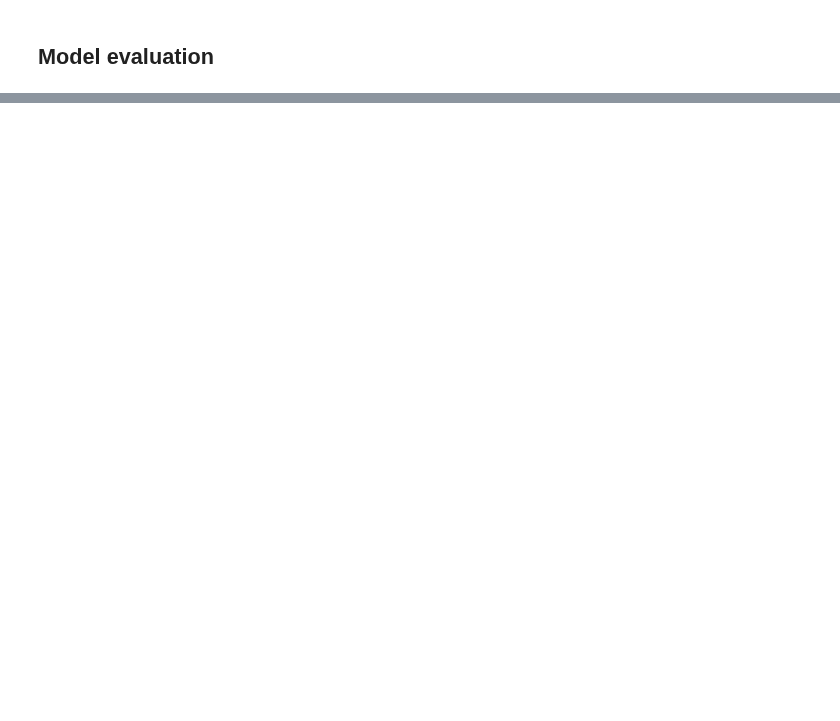
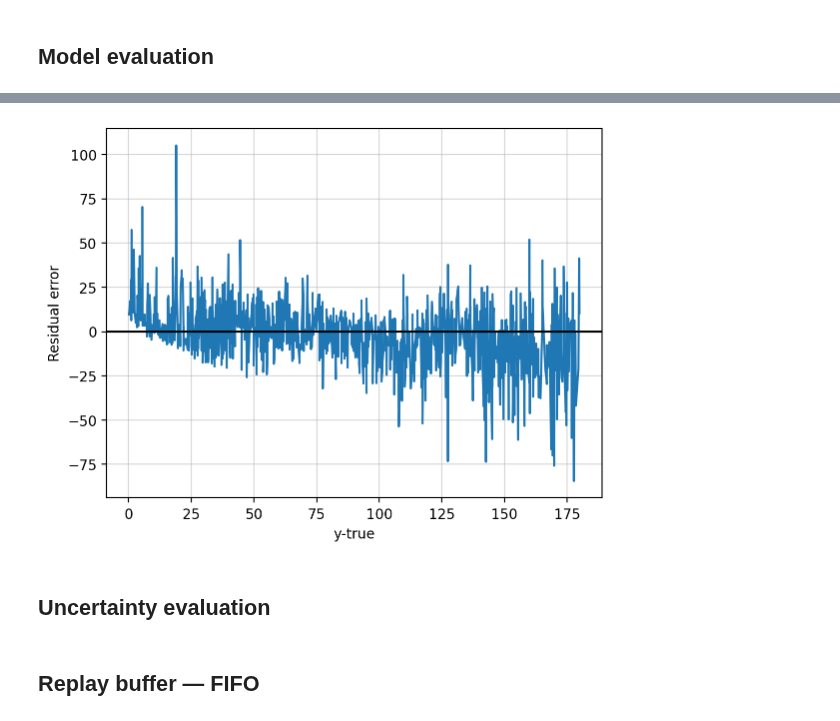
Before and after one commit to probml/dynamax, a Jupyter notebook: dynamax/rebayes/demos/BBB-rmnist.ipynb, the cells around one changed output, grey strips where cells are left out. Saved outputs shown, nothing was run; the diff lists cells and outputs as text; code cells hidden in the pictures; blank space fills up the shorter version.

Commit message:
feat: BBB-rmnist
Add incremental learning with replay buffer experiment

```diff
--- a/dynamax/rebayes/demos/BBB-rmnist.ipynb
+++ b/dynamax/rebayes/demos/BBB-rmnist.ipynb
@@ -180,0 +181,14 @@ plt.xlim(0, 180)
+# %%
+ix_sort = jnp.argsort(y_test)
+residual_err = yhat_test - y_test
+plt.plot(y_test[ix_sort], residual_err[ix_sort])
+plt.ylabel("Residual error")
+plt.xlabel("y-true")
+plt.axhline(y=0, c="black")
+plt.grid(alpha=0.5)
+# %% [output]
+[figure, added]
+# %% [markdown]
+## Uncertainty evaluation
+# %% [markdown]
+## Replay buffer — FIFO
```
Also changed, not shown: parts of 18 cells of this notebook.
